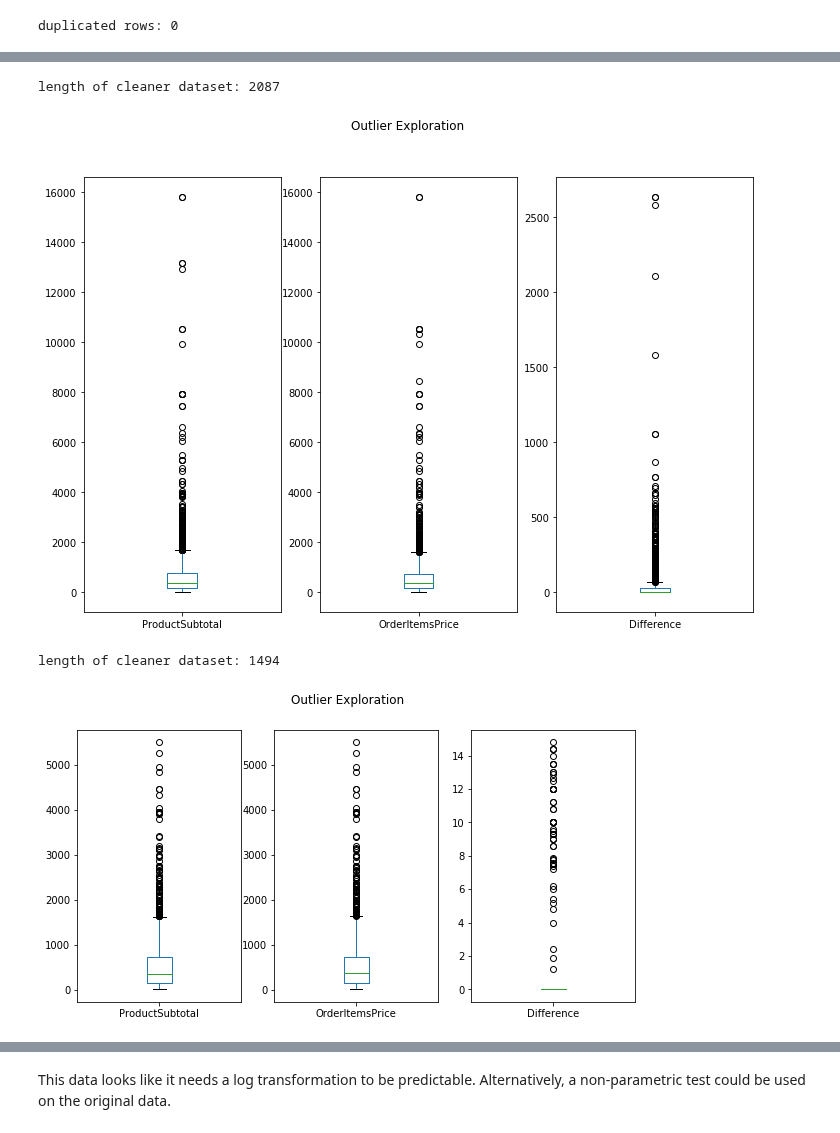
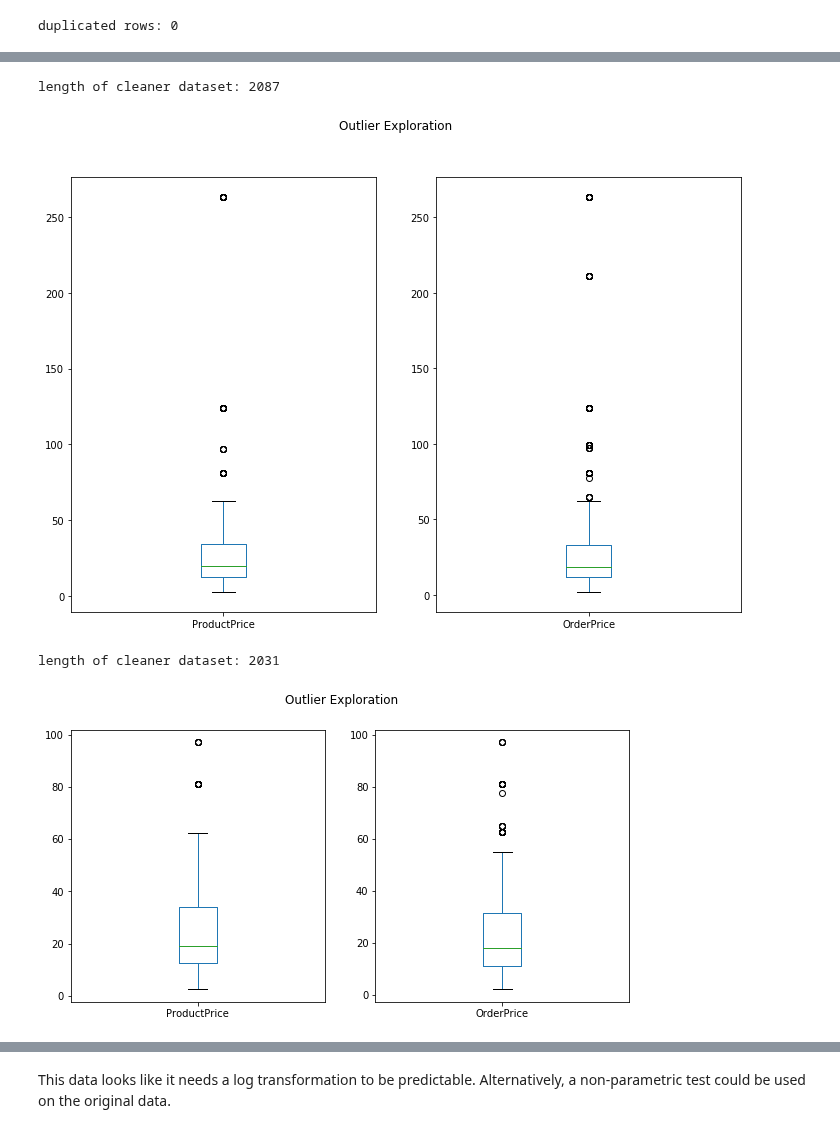
Before and after one commit to eannefawcett/Northwind-Database-Exploration, a Jupyter notebook: Product Price and OrderDetail Price.ipynb, the cells around one changed output, grey strips where cells are left out. Drawn from its saved outputs; the diff is of its cells as text; code cells hidden in the pictures.

```diff
--- a/Product Price and OrderDetail Price.ipynb
+++ b/Product Price and OrderDetail Price.ipynb
@@ -282,36 +298,31 @@ count_unique_product_prices
 # %%
 # outlier identification
-print('length of cleaner dataset: ' + str(len(sort1)))
+print('length of cleaner dataset: ' + str(len(df_drop)))
 
 fig01 = plt.figure(figsize=(12,8))
 fig01.suptitle('Outlier Exploration')
 
-ax = fig01.add_subplot(131)
-ax1 = df_drop.ProductSubtotal.plot(kind='box')
-ax = fig01.add_subplot(132)
-ax2 = df_drop.OrderItemsPrice.plot(kind='box')
-ax = fig01.add_subplot(133)
-ax3 = df_drop.Difference.plot(kind='box')
+ax = fig01.add_subplot(121)
+ax1 = df_drop.ProductPrice.plot(kind='box')
+ax = fig01.add_subplot(122)
+ax2 = df_drop.OrderPrice.plot(kind='box')
 # %% [output]
 length of cleaner dataset: 2087
-[figure, old version]
+[figure, new version]
 # %%
 # management of outliers
-no_outliers = df_drop.loc[df_drop['ProductSubtotal'] < 6000]
-no_outliers = no_outliers.loc[no_outliers['OrderItemsPrice'] < 6000]
-no_outliers = no_outliers.loc[no_outliers['Difference'] < 15]
+no_outliers = df_drop.loc[df_drop['ProductPrice'] < 100]
+no_outliers = no_outliers.loc[no_outliers['OrderPrice'] < 100]
 print('length of cleaner dataset: ' + str(len(no_outliers)))
 
 fig02 = plt.figure(figsize=(10,5))
 fig02.suptitle('Outlier Exploration')
 
-ax = fig02.add_subplot(131)
-ax1 = no_outliers.ProductSubtotal.plot(kind='box')
-ax = fig02.add_subplot(132)
-ax2 = no_outliers.OrderItemsPrice.plot(kind='box')
-ax = fig02.add_subplot(133)
-ax3 = no_outliers.Difference.plot(kind='box')
+ax = fig02.add_subplot(121)
+ax1 = no_outliers.ProductPrice.plot(kind='box')
+ax = fig02.add_subplot(122)
+ax2 = no_outliers.OrderPrice.plot(kind='box')
 # %% [output]
-length of cleaner dataset: 1494
+length of cleaner dataset: 2031
-[figure, old version]
+[figure, new version]
 # %% [markdown]
```
Also changed, not shown: parts of 60 cells of this notebook, 4 other files.
